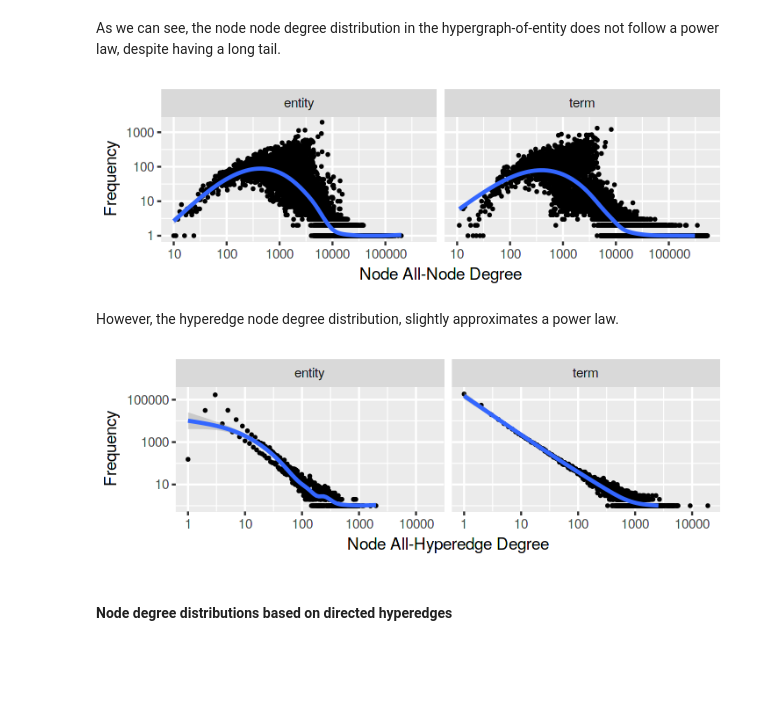
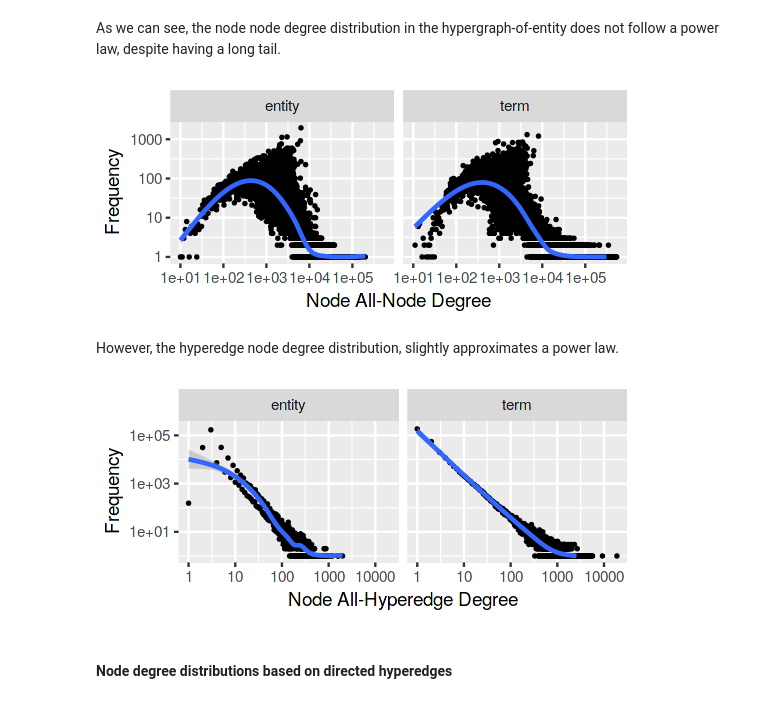
Before and after one commit to feup-infolab/army-ant, a Jupyter notebook: notebooks/hypergraph_of_entity/hypergraph_of_entity.ipynb, the cells around one changed output. Drawn from its saved outputs; the diff is of its cells as text; code cells hidden in the pictures; blank space fills up the shorter version.

Commit message:
CN 2019: Resized the figures for the paper.

```diff
--- a/notebooks/hypergraph_of_entity/hypergraph_of_entity.ipynb
+++ b/notebooks/hypergraph_of_entity/hypergraph_of_entity.ipynb
@@ -133,21 +133,21 @@ plot_degree_per_type <- function(data, label, name="degree") {
 # %% [markdown]
 As we can see, the node node degree distribution in the hypergraph-of-entity does not follow a power law, despite having a long tail.
 # %%
-options(repr.plot.width=6, repr.plot.height=2)
+options(repr.plot.width=4.5, repr.plot.height=2)
 plot_degree_per_type(node_degree, "Node All-Node Degree", "v_degree") +
     stat_smooth(method = "gam", formula = y ~ s(x, bs = "cs"))
-ggsave(filename = "output/node_all_node_degree.png", width = 6, height = 2, dpi = 300)
+ggsave(filename = "output/node_all_node_degree.png", width = 4.5, height = 2, dpi = 300)
 # %% [output]
-[figure, old version]
+[figure, new version]
 # %% [markdown]
 However, the hyperedge node degree distribution, slightly approximates a power law.
 # %%
-options(repr.plot.width=6, repr.plot.height=2)
+options(repr.plot.width=4.5, repr.plot.height=2)
 plot_degree_per_type(node_degree, "Node All-Hyperedge Degree", "e_degree") +
     stat_smooth(method = "gam", formula = y ~ s(x, bs = "cs"))
-ggsave(filename = "output/node_all_hyperedge_degree.pdf", width = 6, height = 2, dpi = 300)
+ggsave(filename = "output/node_all_hyperedge_degree.png", width = 4.5, height = 2, dpi = 300)
 # %% [output]
-[figure, old version]
+[figure, new version]
 # %% [markdown]
 #### Node degree distributions based on directed hyperedges
 # %% [markdown]
```
Also changed, not shown: parts of 9 cells of this notebook.
